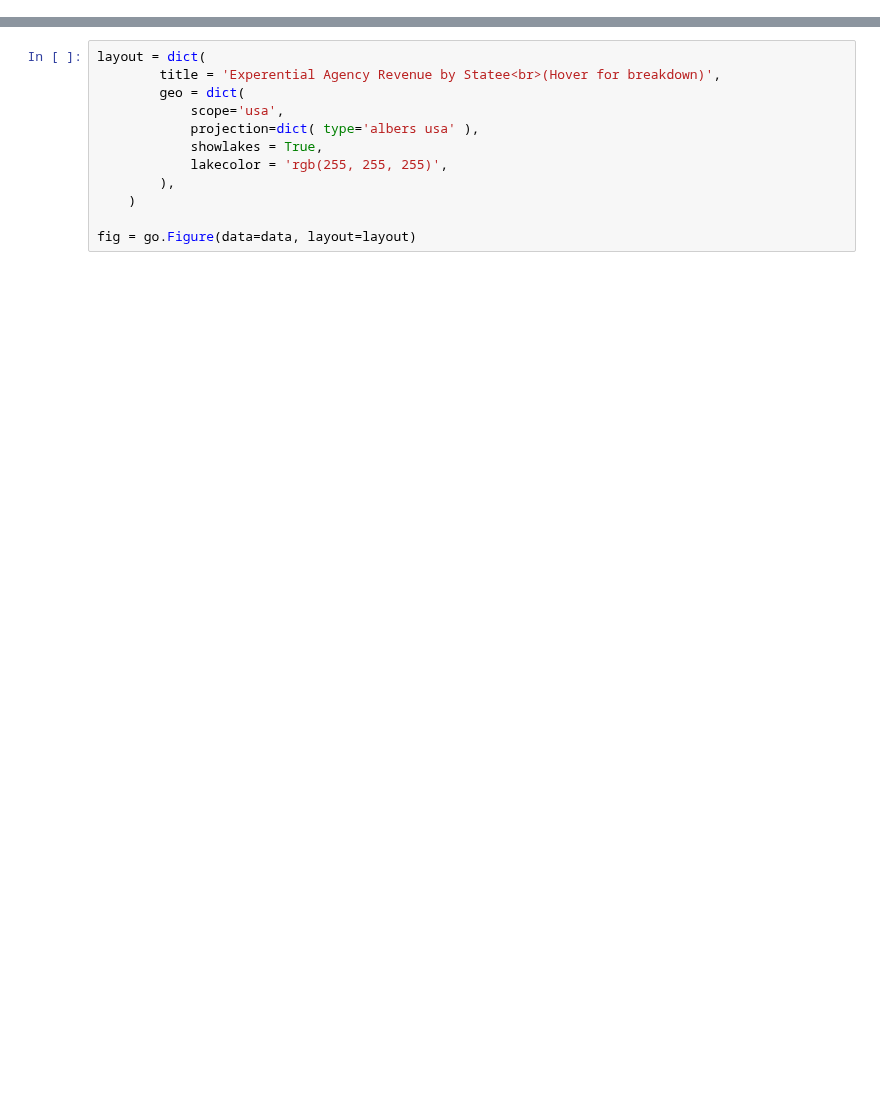
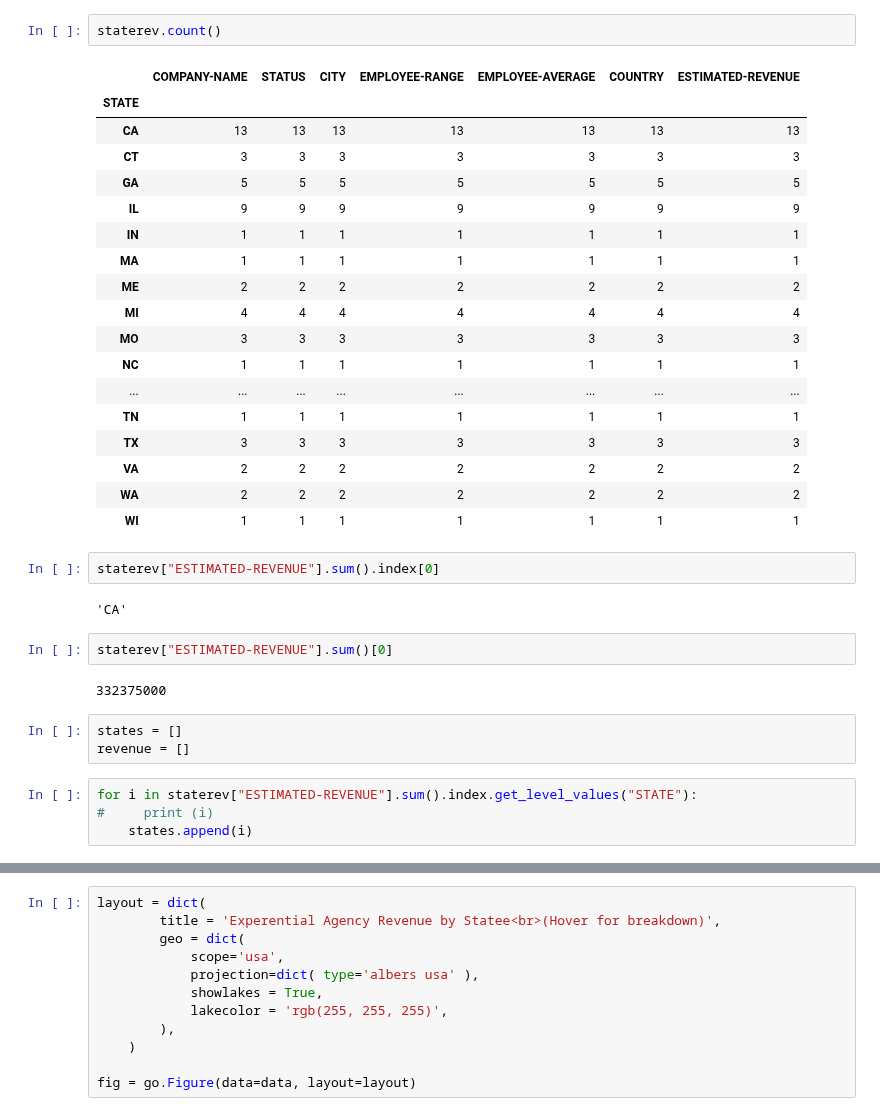
Before and after one commit to xthomas/dataviz, a Jupyter notebook: eventmarketer/IT List Mapped.ipynb, the cells around one changed output, grey strips where cells are left out. Cells and saved outputs as stored; diff of their text form; blank space fills up the shorter version.

```diff
--- a/eventmarketer/IT List Mapped.ipynb
+++ b/eventmarketer/IT List Mapped.ipynb
@@ -50,0 +54,36 @@ dfusa
+# %%
+staterev.count()
+# %% [output]
+|  | COMPANY-NAME | STATUS | CITY | EMPLOYEE-RANGE | EMPLOYEE-AVERAGE | COUNTRY | ESTIMATED-REVENUE |
+| STATE |  |  |  |  |  |  |  |
+| CA | 13 | 13 | 13 | 13 | 13 | 13 | 13 |
+| CT | 3 | 3 | 3 | 3 | 3 | 3 | 3 |
+| GA | 5 | 5 | 5 | 5 | 5 | 5 | 5 |
+| IL | 9 | 9 | 9 | 9 | 9 | 9 | 9 |
+| IN | 1 | 1 | 1 | 1 | 1 | 1 | 1 |
+| MA | 1 | 1 | 1 | 1 | 1 | 1 | 1 |
+| ME | 2 | 2 | 2 | 2 | 2 | 2 | 2 |
+| MI | 4 | 4 | 4 | 4 | 4 | 4 | 4 |
+| MO | 3 | 3 | 3 | 3 | 3 | 3 | 3 |
+| NC | 1 | 1 | 1 | 1 | 1 | 1 | 1 |
+| ... | ... | ... | ... | ... | ... | ... | ... |
+| TN | 1 | 1 | 1 | 1 | 1 | 1 | 1 |
+| TX | 3 | 3 | 3 | 3 | 3 | 3 | 3 |
+| VA | 2 | 2 | 2 | 2 | 2 | 2 | 2 |
+| WA | 2 | 2 | 2 | 2 | 2 | 2 | 2 |
+| WI | 1 | 1 | 1 | 1 | 1 | 1 | 1 |
+# %%
+staterev["ESTIMATED-REVENUE"].sum().index[0]
+# %% [output]
+'CA'
+# %%
+staterev["ESTIMATED-REVENUE"].sum()[0]
+# %% [output]
+332375000
+# %%
+states = []
+revenue = []
+# %%
+for i in staterev["ESTIMATED-REVENUE"].sum().index.get_level_values("STATE"):
+#     print (i)
+    states.append(i)
```
Also changed, not shown: parts of 8 cells of this notebook, 2 other files.
